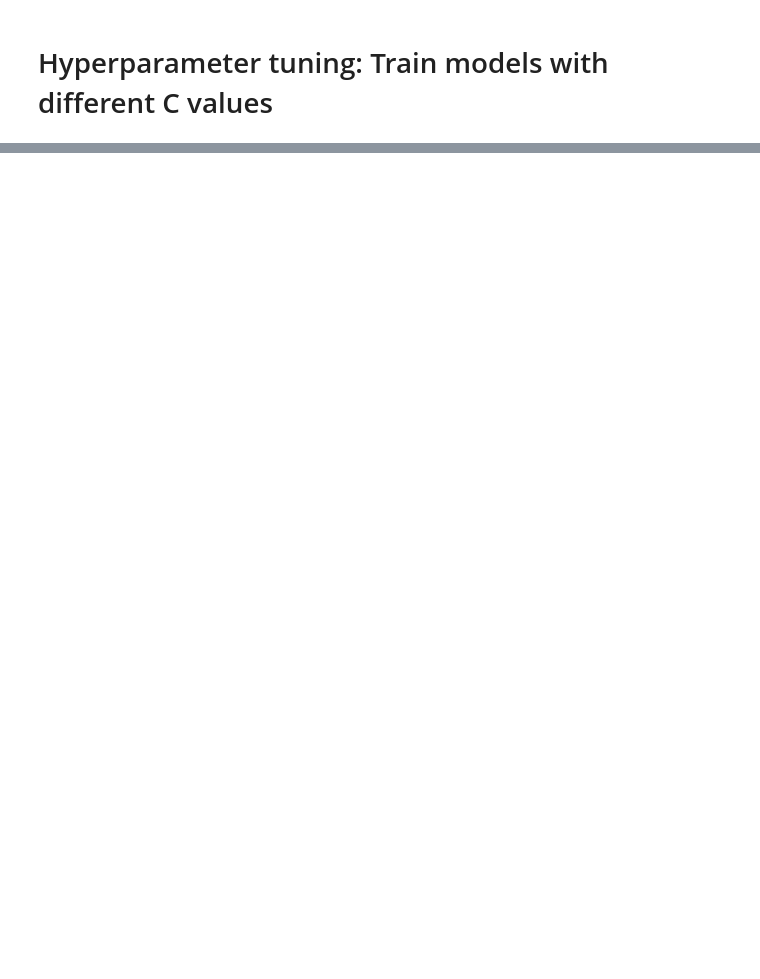
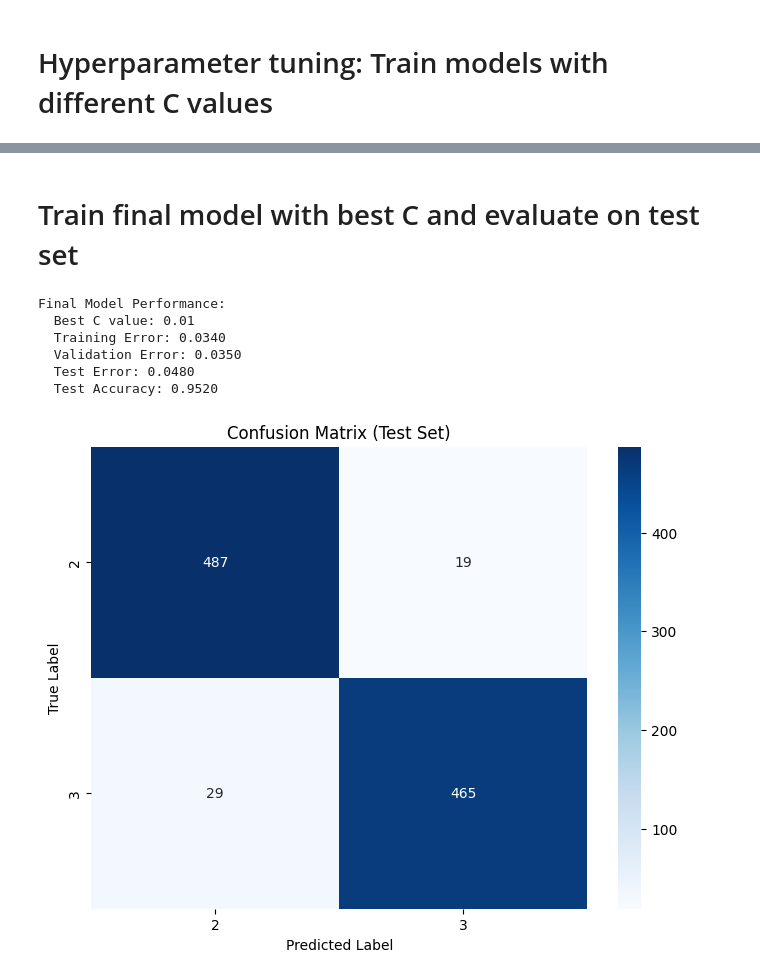
Before and after one commit to gav-ip/cse176-fall-proj, a Jupyter notebook: part1/logreg.ipynb, the cells around one changed output, grey strips where cells are left out. Drawn from its saved outputs; the diff is of its cells as text; code cells hidden in the pictures; blank space fills up the shorter version.

```diff
--- a/part1/logreg_part1.ipynb
+++ b/part1/logreg.ipynb
@@ -97,0 +23,12 @@ Test shape: (1000, 100), Class distribution: [506 494]
+# %%
+data_path = '../data/MNISTmini.mat'
+
+digit1 = 2
+digit2 = 3
+rand_seed = 42
+
+X_train_binary, y_train_binary, X_val_binary, y_val_binary, X_test_binary, y_test_binary = df.load_binary_digits(data_path, digit1, digit2, seed)
+print(f"Binary Classification (Digit 2 vs 3)")
+print(f"Train shape: {X_train_binary.shape}, Class distribution: {np.bincount(y_train_binary)}")
+print(f"Val shape: {X_val_binary.shape}, Class distribution: {np.bincount(y_val_binary)}")
+print(f"Test shape: {X_test_binary.shape}, Class distribution: {np.bincount(y_test_binary)}")
@@ -219,0 +117,44 @@ Actual 2  |      487     19
+# %% [markdown]
+# Train final model with best C and evaluate on test set
+# %%
+# Train final model with best C value on training set
+final_model = LogisticRegression(
+    C=best_C,
+    penalty='l2',
+    solver='liblinear',
+    max_iter=1000,
+    random_state=42
+)
+final_model.fit(X_train_binary, y_train_binary)
+
+# Evaluate on test set
+y_test_pred = final_model.predict(X_test_binary)
+test_acc = accuracy_score(y_test_binary, y_test_pred)
+test_error = 1 - test_acc
+
+print(f"Final Model Performance:")
+print(f"  Best C value: {best_C}")
+print(f"  Training Error: {train_errors[best_idx]:.4f}")
+print(f"  Validation Error: {val_errors[best_idx]:.4f}")
+print(f"  Test Error: {test_error:.4f}")
+print(f"  Test Accuracy: {test_acc:.4f}")
+
+# Confusion matrix for test set
+cm = confusion_matrix(y_test_binary, y_test_pred)
+
+# Plot confusion matrix using seaborn
+plt.figure(figsize=(8, 6))
+sns.heatmap(cm, annot=True, fmt='d', cmap='Blues',
+            xticklabels=['2', '3'], yticklabels=['2', '3'])
+plt.xlabel('Predicted Label')
+plt.ylabel('True Label')
+plt.title('Confusion Matrix (Test Set)')
+plt.show()
+# %% [output]
+Final Model Performance:
+  Best C value: 0.01
+  Training Error: 0.0340
+  Validation Error: 0.0350
+  Test Error: 0.0480
+  Test Accuracy: 0.9520
+[figure, added]
```
Also changed, not shown: parts of 13 cells of this notebook, 5 other files.
